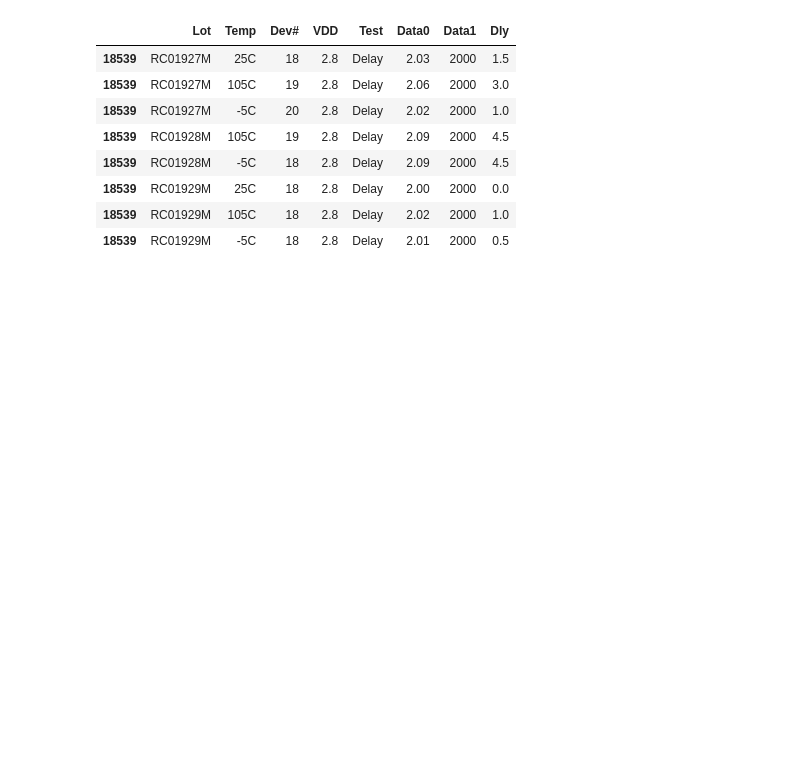
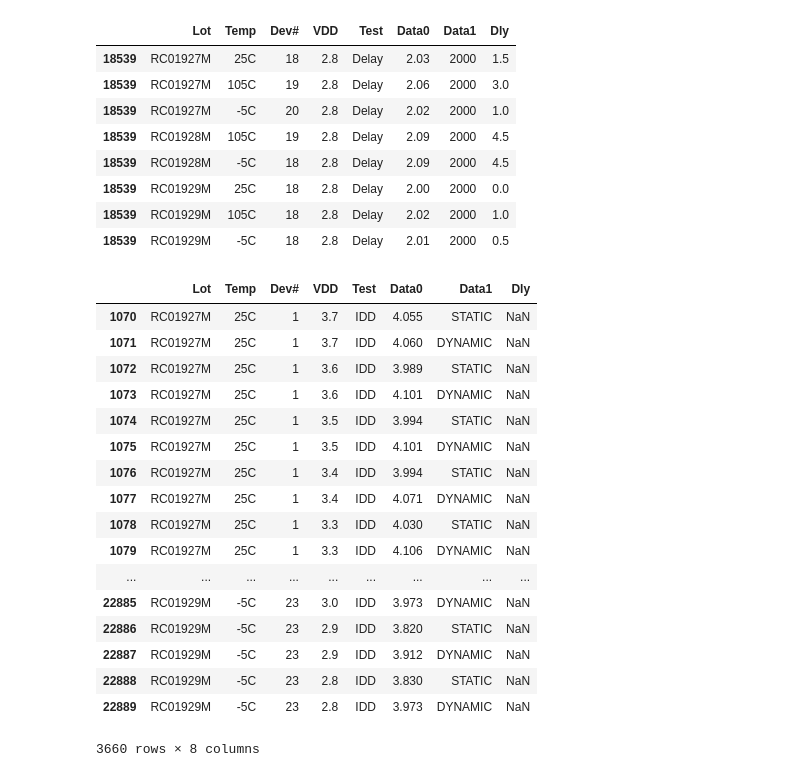
Before and after one commit to yimuguo/DlogProcess, a Jupyter notebook: dlineprocess.ipynb, the cells around one changed output. Saved outputs shown, nothing was run; the diff lists cells and outputs as text; code cells hidden in the pictures; blank space fills up the shorter version.

```diff
--- a/dlineprocess.ipynb
+++ b/dlineprocess.ipynb
@@ -265,0 +207,21 @@ df_dly[df_dly.index == [df_dly[(df_dly.Data1 < 8000)].Dly.argmax()]]
+# %%
+df[(df.Test == 'IDD')]
+# %% [output]
+|  | Lot | Temp | Dev# | VDD | Test | Data0 | Data1 | Dly |
+| 1070 | RC01927M | 25C | 1 | 3.7 | IDD | 4.055 | STATIC | NaN |
+| 1071 | RC01927M | 25C | 1 | 3.7 | IDD | 4.060 | DYNAMIC | NaN |
+| 1072 | RC01927M | 25C | 1 | 3.6 | IDD | 3.989 | STATIC | NaN |
+| 1073 | RC01927M | 25C | 1 | 3.6 | IDD | 4.101 | DYNAMIC | NaN |
+| 1074 | RC01927M | 25C | 1 | 3.5 | IDD | 3.994 | STATIC | NaN |
+| 1075 | RC01927M | 25C | 1 | 3.5 | IDD | 4.101 | DYNAMIC | NaN |
+| 1076 | RC01927M | 25C | 1 | 3.4 | IDD | 3.994 | STATIC | NaN |
+| 1077 | RC01927M | 25C | 1 | 3.4 | IDD | 4.071 | DYNAMIC | NaN |
+| 1078 | RC01927M | 25C | 1 | 3.3 | IDD | 4.030 | STATIC | NaN |
+| 1079 | RC01927M | 25C | 1 | 3.3 | IDD | 4.106 | DYNAMIC | NaN |
+| ... | ... | ... | ... | ... | ... | ... | ... | ... |
+| 22885 | RC01929M | -5C | 23 | 3.0 | IDD | 3.973 | DYNAMIC | NaN |
+| 22886 | RC01929M | -5C | 23 | 2.9 | IDD | 3.820 | STATIC | NaN |
+| 22887 | RC01929M | -5C | 23 | 2.9 | IDD | 3.912 | DYNAMIC | NaN |
+| 22888 | RC01929M | -5C | 23 | 2.8 | IDD | 3.830 | STATIC | NaN |
+| 22889 | RC01929M | -5C | 23 | 2.8 | IDD | 3.973 | DYNAMIC | NaN |
+3660 rows × 8 columns
```
Also changed, not shown: parts of 18 cells of this notebook.
